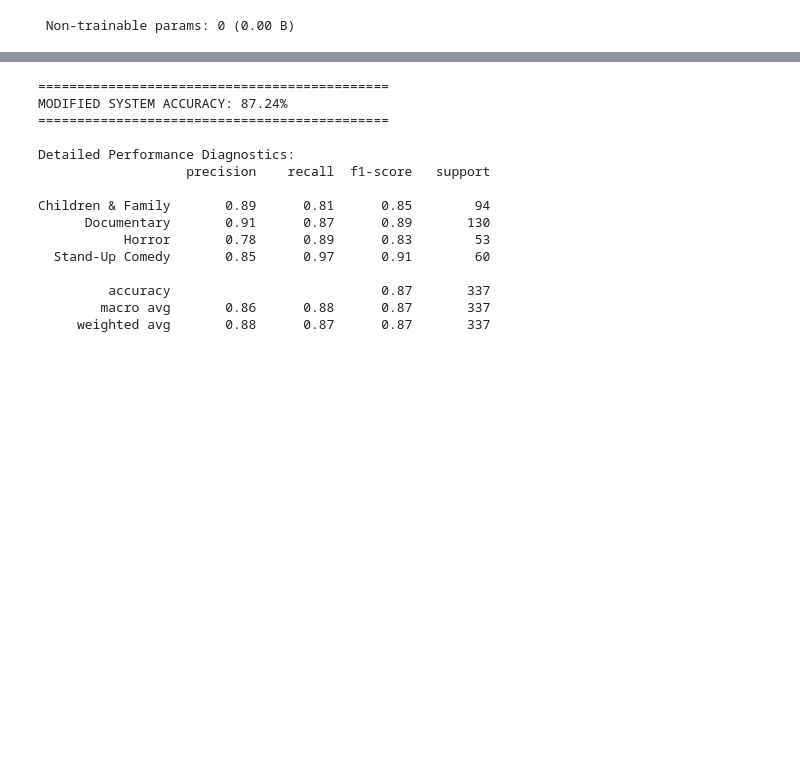
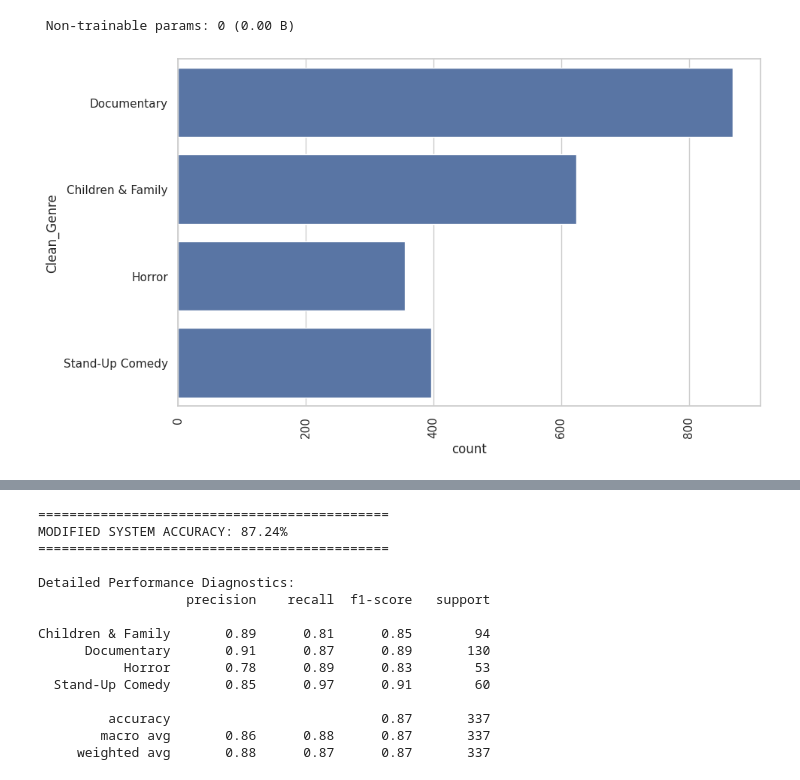
Before and after one commit to Haybolo7/NMGC, a Jupyter notebook: netflix-genre-classification-with-lstm.ipynb, the cells around one changed output, grey strips where cells are left out. Saved outputs shown, nothing was run; the diff lists cells and outputs as text; code cells hidden in the pictures; blank space fills up the shorter version.

```diff
--- a/netflix-genre-classification-with-lstm.ipynb
+++ b/netflix-genre-classification-with-lstm.ipynb
@@ -125,3 +125,10 @@ Model: "functional"
  Total params: 542,071 (2.07 MB)
  Trainable params: 542,071 (2.07 MB)
  Non-trainable params: 0 (0.00 B)
+# %%
+plt.figure(figsize=(10,6))
+sns.countplot(cleaned_data['Clean_Genre'])
+plt.xticks(rotation=90)
+plt.show()
+# %% [output]
+[figure, added]
```
Also changed, not shown: parts of 1 cell of this notebook.
